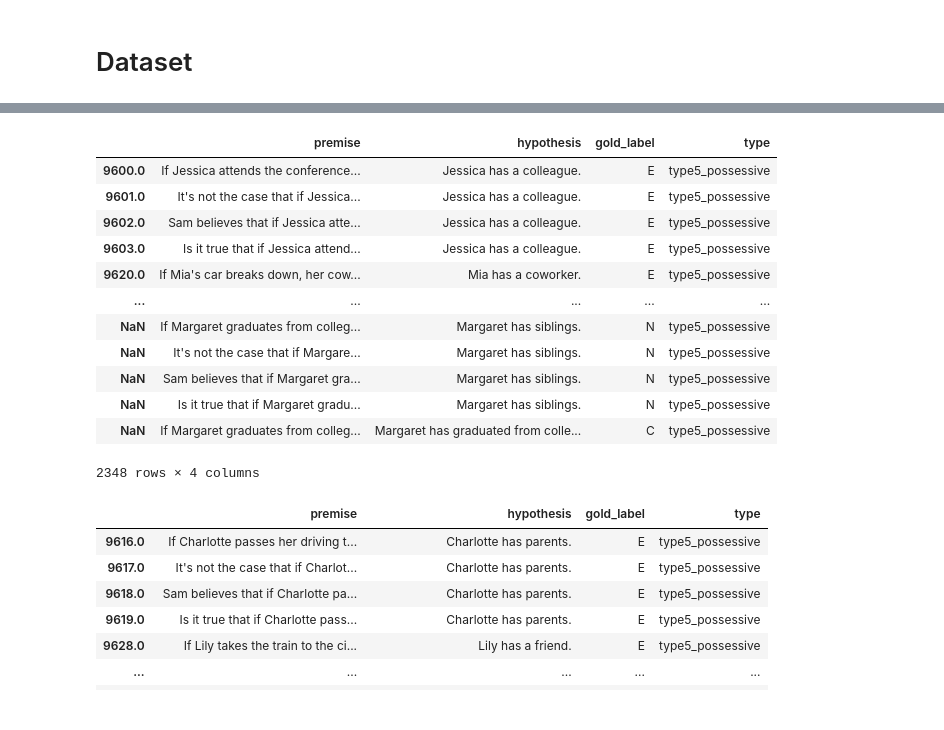
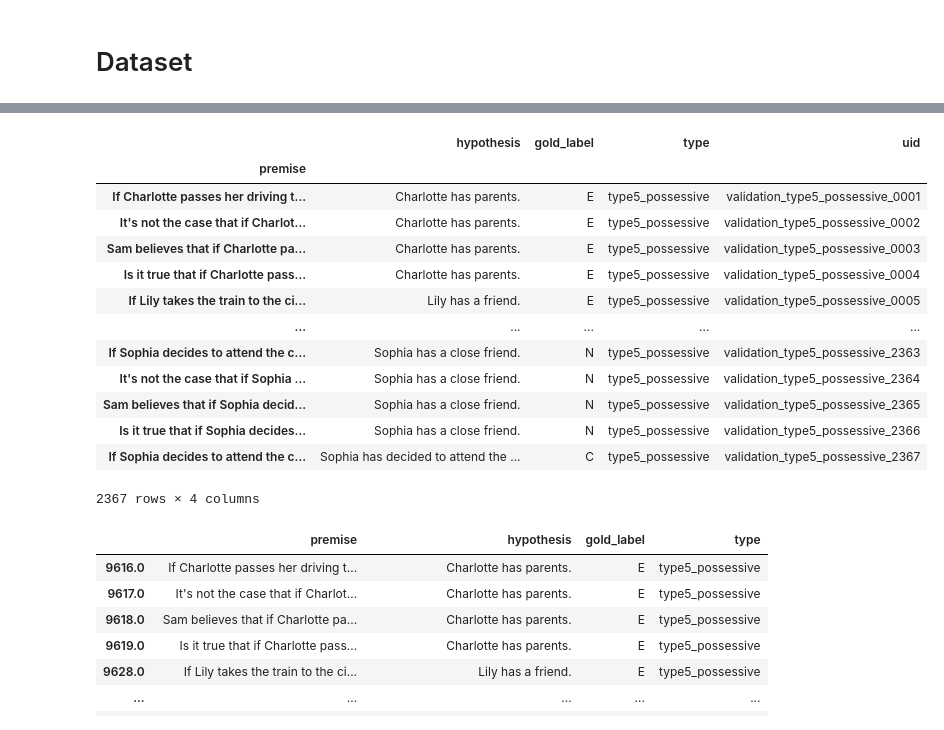
Before and after one commit to Conditional-NLI/CONFER, a Jupyter notebook: scripts/exp1/exp1-5-glove.ipynb, the cells around one changed output, grey strips where cells are left out. Saved outputs shown, nothing was run; the diff lists cells and outputs as text; code cells hidden in the pictures.

```diff
--- a/scripts/exp1/exp1-5-glove.ipynb
+++ b/scripts/exp1/exp1-5-glove.ipynb
@@ -26,18 +27,19 @@ train_df
 # %%
-valid_df = pd.read_csv('/kaggle/input/nli-data/new_valid_all.csv',index_col=0)
+valid_df = pd.read_csv('../../data/processed/validation.csv',index_col=0)
 valid_df
 # %% [output]
-|  | premise | hypothesis | gold_label | type |
-| 9600.0 | If Jessica attends the conference... | Jessica has a colleague. | E | type5_possessive |
-| 9601.0 | It's not the case that if Jessica... | Jessica has a colleague. | E | type5_possessive |
-| 9602.0 | Sam believes that if Jessica atte... | Jessica has a colleague. | E | type5_possessive |
-| 9603.0 | Is it true that if Jessica attend... | Jessica has a colleague. | E | type5_possessive |
-| 9620.0 | If Mia's car breaks down, her cow... | Mia has a coworker. | E | type5_possessive |
+|  | hypothesis | gold_label | type | uid |
+| premise |  |  |  |  |
+| If Charlotte passes her driving t... | Charlotte has parents. | E | type5_possessive | validation_type5_possessive_0001 |
+| It's not the case that if Charlot... | Charlotte has parents. | E | type5_possessive | validation_type5_possessive_0002 |
+| Sam believes that if Charlotte pa... | Charlotte has parents. | E | type5_possessive | validation_type5_possessive_0003 |
+| Is it true that if Charlotte pass... | Charlotte has parents. | E | type5_possessive | validation_type5_possessive_0004 |
+| If Lily takes the train to the ci... | Lily has a friend. | E | type5_possessive | validation_type5_possessive_0005 |
 | ... | ... | ... | ... | ... |
-| NaN | If Margaret graduates from colleg... | Margaret has siblings. | N | type5_possessive |
-| NaN | It's not the case that if Margare... | Margaret has siblings. | N | type5_possessive |
-| NaN | Sam believes that if Margaret gra... | Margaret has siblings. | N | type5_possessive |
-| NaN | Is it true that if Margaret gradu... | Margaret has siblings. | N | type5_possessive |
-| NaN | If Margaret graduates from colleg... | Margaret has graduated from colle... | C | type5_possessive |
+| If Sophia decides to attend the c... | Sophia has a close friend. | N | type5_possessive | validation_type5_possessive_2363 |
+| It's not the case that if Sophia ... | Sophia has a close friend. | N | type5_possessive | validation_type5_possessive_2364 |
+| Sam believes that if Sophia decid... | Sophia has a close friend. | N | type5_possessive | validation_type5_possessive_2365 |
+| Is it true that if Sophia decides... | Sophia has a close friend. | N | type5_possessive | validation_type5_possessive_2366 |
+| If Sophia decides to attend the c... | Sophia has decided to attend the ... | C | type5_possessive | validation_type5_possessive_2367 |
-2348 rows × 4 columns
+2367 rows × 4 columns
 # %%
```
Also changed, not shown: parts of 2 cells of this notebook, 14 other files.
